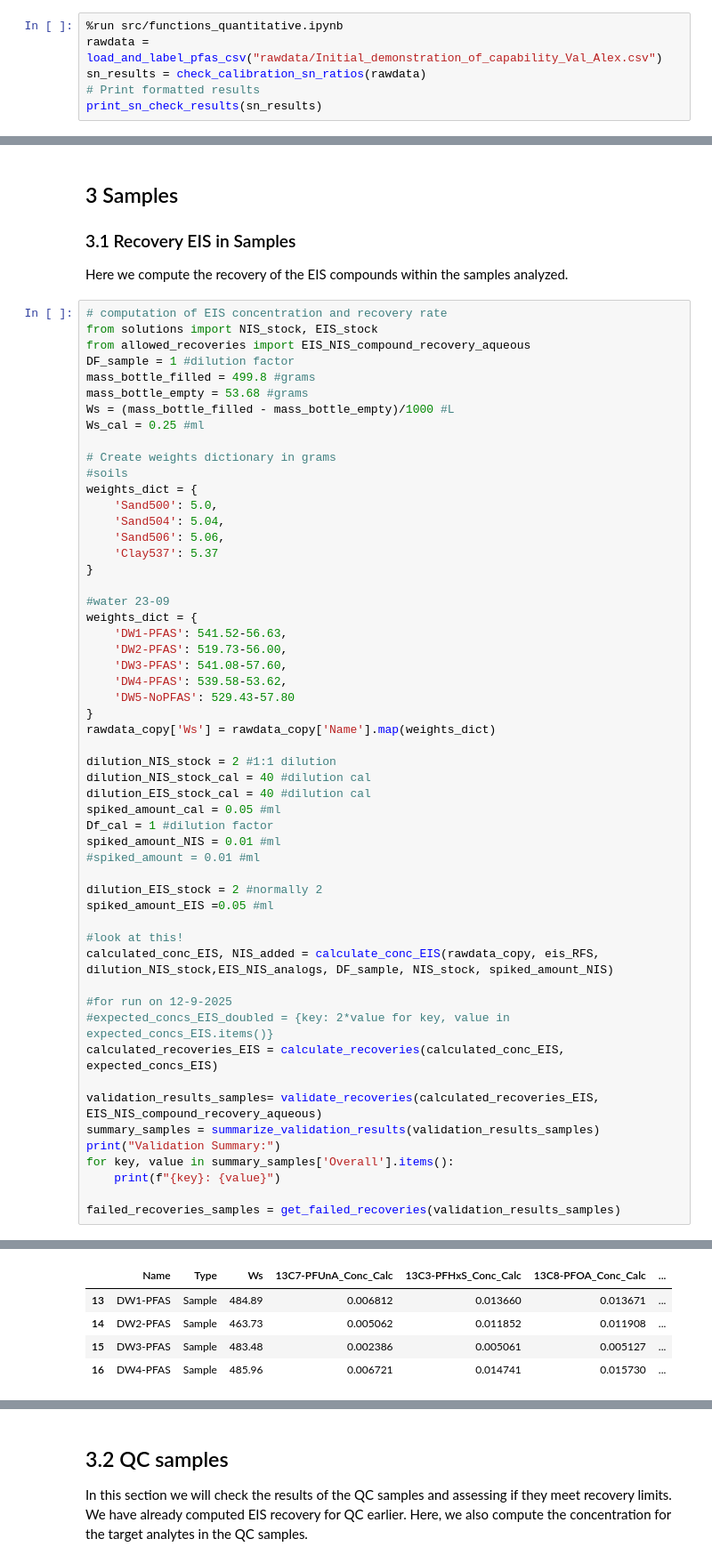
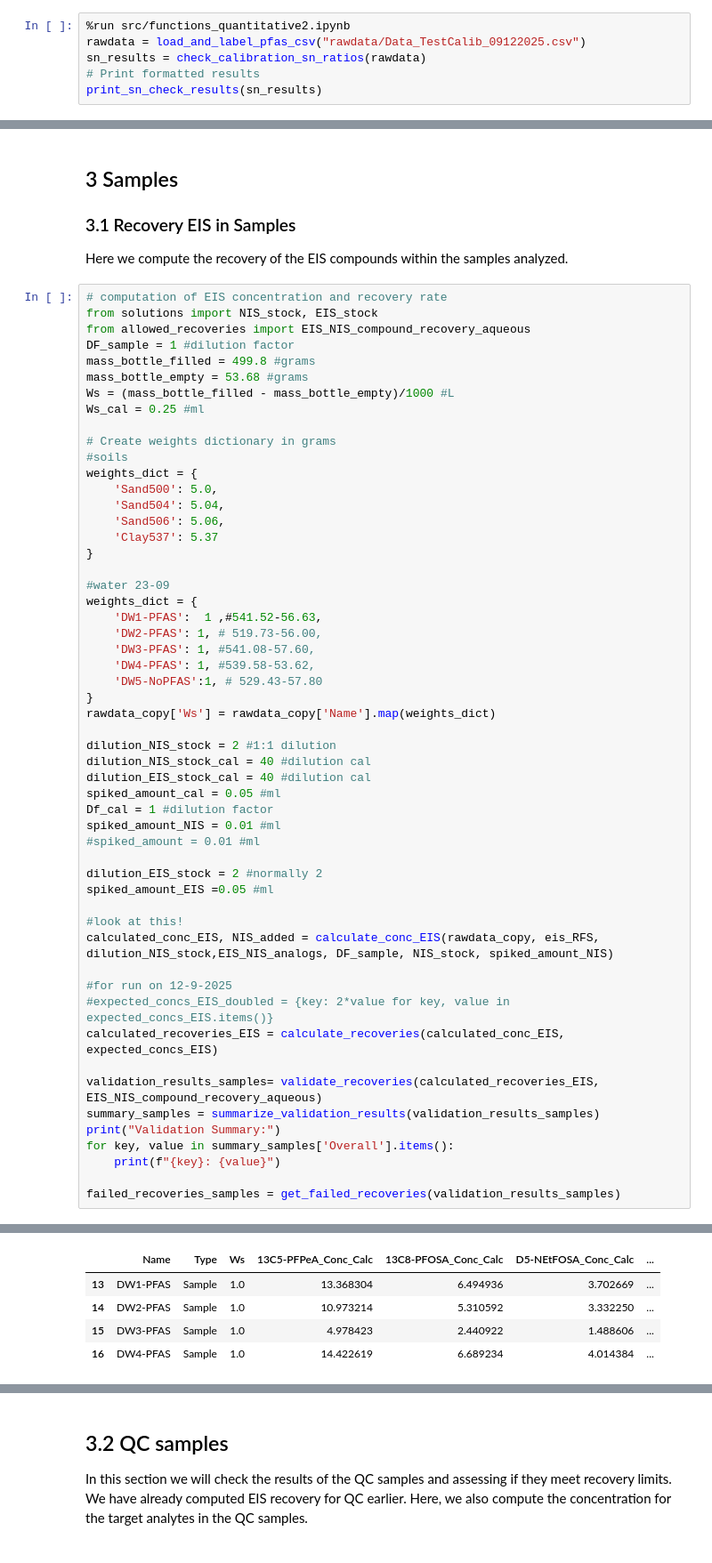
Before and after one commit to valeriederijk/UU_PFAS_lab, a Jupyter notebook: Quantitative_calc_PFAS_clean2.ipynb, the cells around one changed output, grey strips where cells are left out. Shown: that part at 89% size. Cells and saved outputs as stored; diff of their text form.

```diff
--- a/Quantitative_calc_PFAS_clean2.ipynb
+++ b/Quantitative_calc_PFAS_clean2.ipynb
@@ -8,8 +8,8 @@ Date: 15/8/2025
 First we load in the raw data as a csv file (which is the file you directly get from MassHunter).
 We also directly check if the s/n ratio is above 3 for all samples in the calibration line.
 # %%
-%run src/functions_quantitative.ipynb
-rawdata = load_and_label_pfas_csv("rawdata/Initial_demonstration_of_capability_Val_Alex.csv")
+%run src/functions_quantitative2.ipynb
+rawdata = load_and_label_pfas_csv("rawdata/Data_TestCalib_09122025.csv")
 sn_results = check_calibration_sn_ratios(rawdata)
 # Print formatted results
 print_sn_check_results(sn_results)
@@ -389,11 +389,11 @@ weights_dict = {
 
 #water 23-09
 weights_dict = {
-    'DW1-PFAS': 541.52-56.63,
-    'DW2-PFAS': 519.73-56.00,
-    'DW3-PFAS': 541.08-57.60,
-    'DW4-PFAS': 539.58-53.62,
-    'DW5-NoPFAS': 529.43-57.80
+    'DW1-PFAS':  1 ,#541.52-56.63,
+    'DW2-PFAS': 1, # 519.73-56.00,
+    'DW3-PFAS': 1, #541.08-57.60,
+    'DW4-PFAS': 1, #539.58-53.62,
+    'DW5-NoPFAS':1, # 529.43-57.80
 }
 rawdata_copy['Ws'] = rawdata_copy['Name'].map(weights_dict)
 
@@ -414,36 +414,36 @@ calculated_conc_EIS, NIS_added = calculate_conc_EIS(rawdata_copy, eis_RFS, dilut
 #for run on 12-9-2025
 #expected_concs_EIS_doubled = {key: 2*value for key, value in expected_concs_EIS.items()}
 calculated_recoveries_EIS = calculate_recoveries(calculated_conc_EIS, expected_concs_EIS)
 
 validation_results_samples= validate_recoveries(calculated_recoveries_EIS, EIS_NIS_compound_recovery_aqueous)
 summary_samples = summarize_validation_results(validation_results_samples)
 print("Validation Summary:")
 for key, value in summary_samples['Overall'].items():
     print(f"{key}: {value}")
 
 failed_recoveries_samples = get_failed_recoveries(validation_results_samples)
 # %% [output]
 Warning: The following samples do not have Ws values and will be skipped:
   - Rinse 1
   - Rinse 2
   - Bile Salts
   - Rinse
 
 Calculated concentrations for 4 samples with Ws values
 
 NIS masses added per compound:
 |  | NIS_Compound | Mass_Added_ng |
 | 0 | 13C3-PFBA | 5.00 |
 | 1 | 13C2-PFHxA | 2.50 |
 | 2 | 13C4-PFOA | 2.50 |
 | 3 | 13C5-PFNA | 1.25 |
 | 4 | 13C2-PFDA | 1.25 |
 | 5 | 18O2-PFHxS | 2.50 |
 | 6 | 13C4-PFOS | 2.50 |
 Concentration results:
-|  | Name | Type | Ws | 13C7-PFUnA_Conc_Calc | 13C3-PFHxS_Conc_Calc | 13C8-PFOA_Conc_Calc | ... |
-| 13 | DW1-PFAS | Sample | 484.89 | 0.006812 | 0.013660 | 0.013671 | ... |
-| 14 | DW2-PFAS | Sample | 463.73 | 0.005062 | 0.011852 | 0.011908 | ... |
-| 15 | DW3-PFAS | Sample | 483.48 | 0.002386 | 0.005061 | 0.005127 | ... |
-| 16 | DW4-PFAS | Sample | 485.96 | 0.006721 | 0.014741 | 0.015730 | ... |
+|  | Name | Type | Ws | 13C5-PFPeA_Conc_Calc | 13C8-PFOSA_Conc_Calc | D5-NEtFOSA_Conc_Calc | ... |
+| 13 | DW1-PFAS | Sample | 1.0 | 13.368304 | 6.494936 | 3.702669 | ... |
+| 14 | DW2-PFAS | Sample | 1.0 | 10.973214 | 5.310592 | 3.332250 | ... |
+| 15 | DW3-PFAS | Sample | 1.0 | 4.978423 | 2.440922 | 1.488606 | ... |
+| 16 | DW4-PFAS | Sample | 1.0 | 14.422619 | 6.689234 | 4.014384 | ... |
 |  | Name | Type | D7-NMeFOSE_Recovery_% | D9-NEtFOSE_Recovery_% | 13C4-PFBA_Recovery_% | ... |
```
Also changed, not shown: parts of 10 cells of this notebook, 14 other files.
